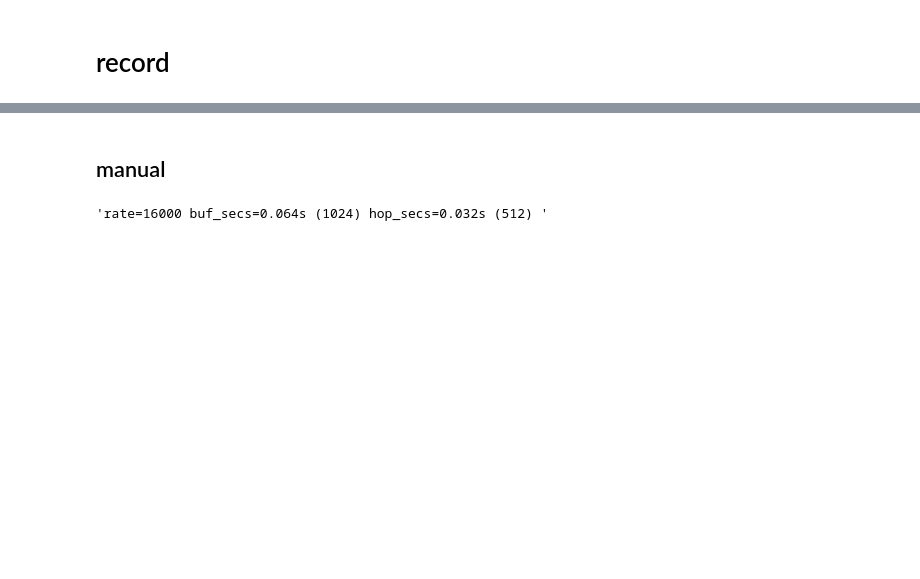
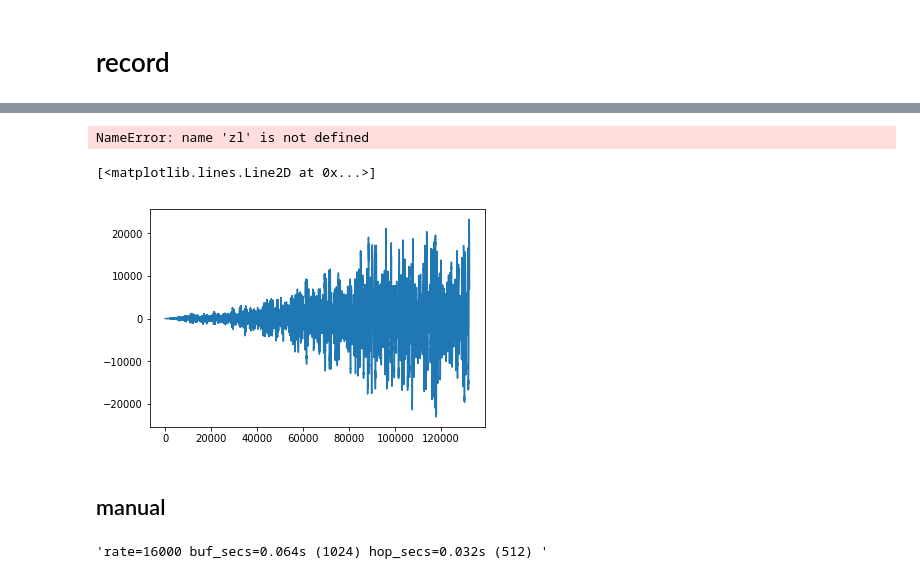
Before and after one commit to nuru-nu/moyo, a Jupyter notebook: notebooks/audio.ipynb, the cells around one changed output, grey strips where cells are left out. Saved outputs shown, nothing was run; the diff lists cells and outputs as text; code cells hidden in the pictures; blank space fills up the shorter version.

```diff
--- a/notebooks/audio.ipynb
+++ b/notebooks/audio.ipynb
@@ -52,0 +87,3 @@ device_index=3 "Multi-Output Device", input=0, output=2 // None
+# %%
+sr, wav44 = scipy.io.wavfile.read('../data/samples/44100/haunting-ambience_D_major.wav')
+len(wav44)/sr, sr
@@ -52,0 +212,9 @@ device_index=3 "Multi-Output Device", input=0, output=2 // None
+# %%
+out2.write(audio.tostereo(zl(wav44[:3*44100]), (wav44[:3*44100])).tostring())
+# %% [output]
+NameError: name 'zl' is not defined
+# %%
+plt.plot(wav44[:3*44100])
+# %% [output]
+[<matplotlib.lines.Line2D at 0x...>]
+[figure, added]
```
Also changed, not shown: parts of 25 cells of this notebook, 4 other files.
